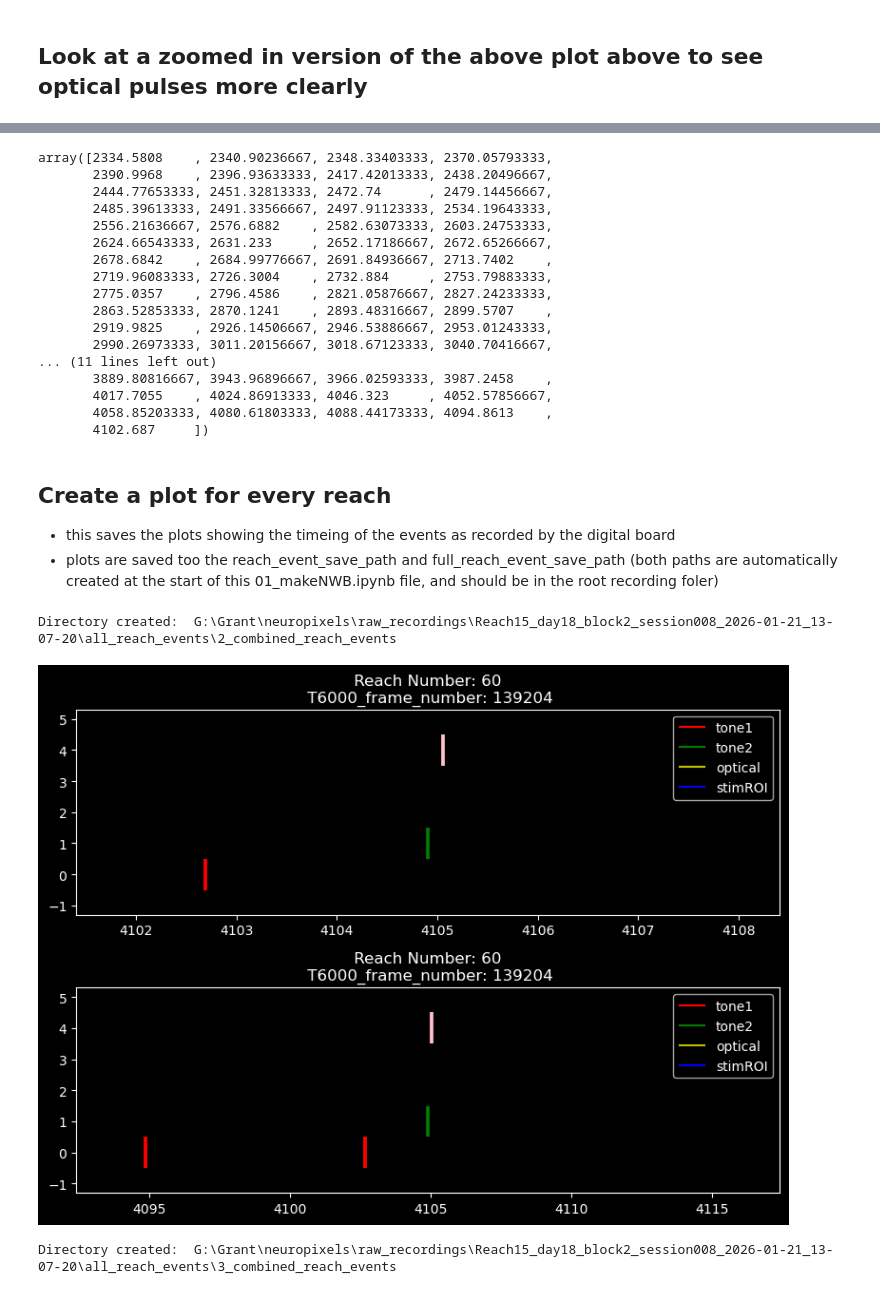
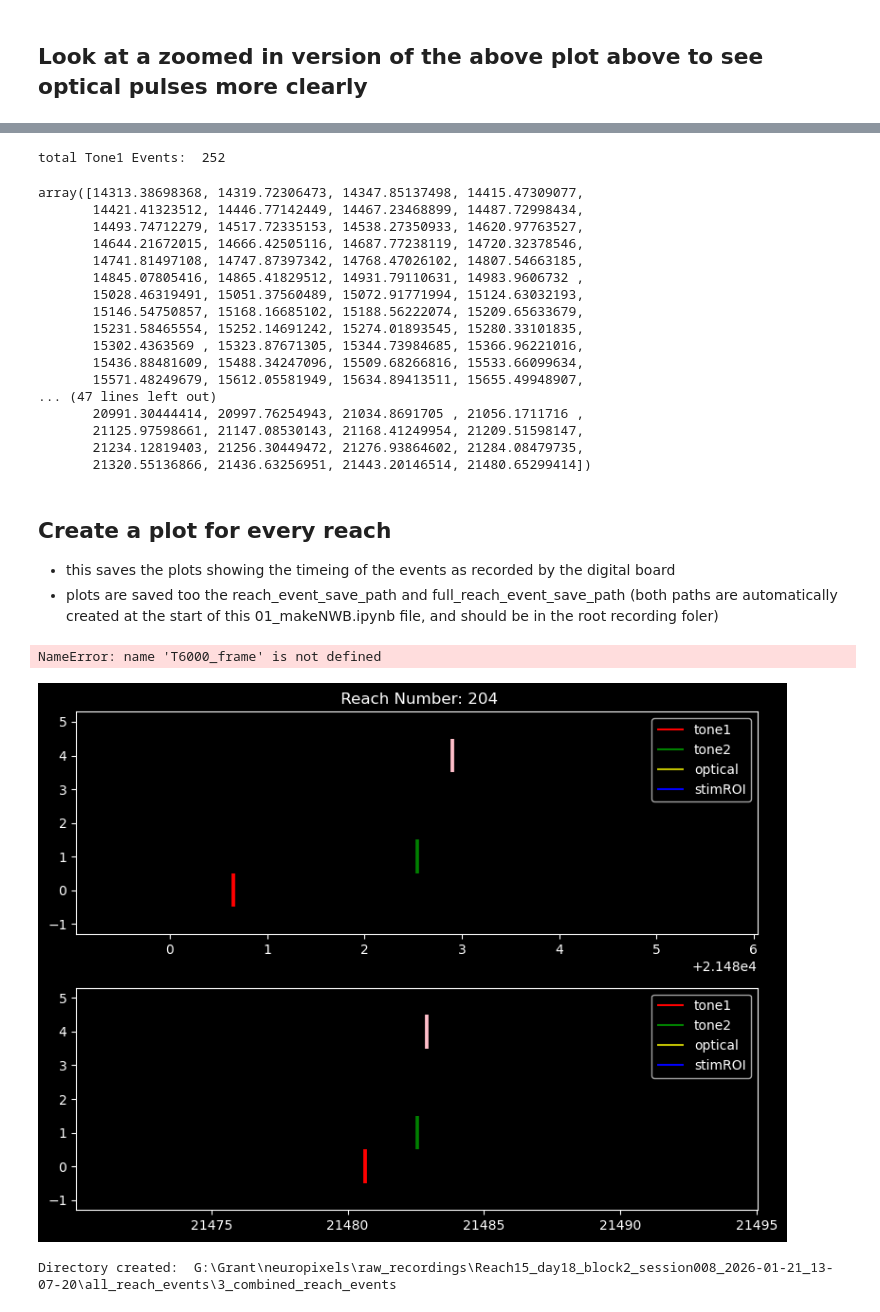
Before and after one commit to granthughes1999/NWB_and_Reaching_analysis, a Jupyter notebook: mice/Reach15/analyze_data/01_event_plots_makeNWB.ipynb, the cells around one changed output, grey strips where cells are left out. Cells and saved outputs as stored; diff of their text form; code cells hidden in the pictures.

```diff
--- a/mice/Reach15/analyze_data/01_event_plots_makeNWB.ipynb
+++ b/mice/Reach15/analyze_data/01_event_plots_makeNWB.ipynb
@@ -132,20 +132,21 @@ BEHAVIORAL_FOLDER loaded: grant_reach15_swingDoor-christie
 - simply uncomment the session you want to analyze
 # %%
 # Change these for the specific session you want to analyze
-NP_FILE = NP_FILE
-DATE = DATE
-SESSION = SESSION
 
+session_to_analyze = 2
 
-# Change these for the specific session you want to analyze
-# NP_FILE = NP_FILE_01
-# DATE = DATE_01
-# SESSION = SESSION_01
-
-# Change these for the specific session you want to analyze
-# NP_FILE = NP_FILE_02
-# DATE = DATE_02
-# SESSION = SESSION_02
+if session_to_analyze == 1:
+    NP_FILE = NP_FILE
+    DATE = DATE
+    SESSION = SESSION
+if session_to_analyze == 2:
+    NP_FILE = NP_FILE_01
+    DATE = DATE_01
+    SESSION = SESSION_01
+if session_to_analyze == 3:
+    NP_FILE = NP_FILE_02
+    DATE = DATE_02
+    SESSION = SESSION_02
 
 
 print(f'NP_FILE: {NP_FILE}')
@@ -159,13 +160,13 @@ SESSION: session008
 BEHAVIORAL_FOLDER: grant_reach15_swingDoor-christie
 # %%
 # Construct the recording folder path
-root_recording_folder = fr"G:\Grant\neuropixels\raw_recordings\{NP_FILE}"  # Replace with actual root path
+root_recording_folder = fr"G:\Grant\neuropixels\kilosort_recordings\{NP_FILE}"  # Replace with actual root path
 recording_folder = os.path.join(root_recording_folder, "Record Node 103", "experiment1", "recording1", "continuous")
 
 #root_behavior_path = fr"G:\Grant\neuropixels\behavioral_recordings\{BEHAVIORAL_FOLDER}"
 # Example values (replace as needed)A
 root_behavior_path = fr"G:\Grant\behavior_data\DLC_net\{BEHAVIORAL_FOLDER}"
-behavioral_folder = os.path.join(root_behavior_path, DATE, SESSION)
+behavioral_folder = os.path.join(root_behavior_path, DATE ,SESSION)
 print(f'behavioral_folder: {behavioral_folder}')
 # Check if the recording folder exists
 if not os.path.exists(recording_folder):
@@ -1404,23 +1758,25 @@ plt.show()
 # %%
+print('total Tone1 Events: ', len(tone1_timestamps))
 tone1_timestamps
 # %% [output]
-array([2334.5808    , 2340.90236667, 2348.33403333, 2370.05793333,
-       2390.9968    , 2396.93633333, 2417.42013333, 2438.20496667,
-       2444.77653333, 2451.32813333, 2472.74      , 2479.14456667,
-       2485.39613333, 2491.33566667, 2497.91123333, 2534.19643333,
-       2556.21636667, 2576.6882    , 2582.63073333, 2603.24753333,
-       2624.66543333, 2631.233     , 2652.17186667, 2672.65266667,
-       2678.6842    , 2684.99776667, 2691.84936667, 2713.7402    ,
-       2719.96083333, 2726.3004    , 2732.884     , 2753.79883333,
-       2775.0357    , 2796.4586    , 2821.05876667, 2827.24233333,
-       2863.52853333, 2870.1241    , 2893.48316667, 2899.5707    ,
-       2919.9825    , 2926.14506667, 2946.53886667, 2953.01243333,
-       2990.26973333, 3011.20156667, 3018.67123333, 3040.70416667,
-... (11 lines left out)
-       3889.80816667, 3943.96896667, 3966.02593333, 3987.2458    ,
-       4017.7055    , 4024.86913333, 4046.323     , 4052.57856667,
-       4058.85203333, 4080.61803333, 4088.44173333, 4094.8613    ,
-       4102.687     ])
+total Tone1 Events:  252
+array([14313.38698368, 14319.72306473, 14347.85137498, 14415.47309077,
+       14421.41323512, 14446.77142449, 14467.23468899, 14487.72998434,
+       14493.74712279, 14517.72335153, 14538.27350933, 14620.97763527,
+       14644.21672015, 14666.42505116, 14687.77238119, 14720.32378546,
+       14741.81497108, 14747.87397342, 14768.47026102, 14807.54663185,
+       14845.07805416, 14865.41829512, 14931.79110631, 14983.9606732 ,
+       15028.46319491, 15051.37560489, 15072.91771994, 15124.63032193,
+       15146.54750857, 15168.16685102, 15188.56222074, 15209.65633679,
+       15231.58465554, 15252.14691242, 15274.01893545, 15280.33101835,
+       15302.4363569 , 15323.87671305, 15344.73984685, 15366.96221016,
+       15436.88481609, 15488.34247096, 15509.68266816, 15533.66099634,
+       15571.48249679, 15612.05581949, 15634.89413511, 15655.49948907,
+... (47 lines left out)
+       20991.30444414, 20997.76254943, 21034.8691705 , 21056.1711716 ,
+       21125.97598661, 21147.08530143, 21168.41249954, 21209.51598147,
+       21234.12819403, 21256.30449472, 21276.93864602, 21284.08479735,
+       21320.55136866, 21436.63256951, 21443.20146514, 21480.65299414])
 # %% [markdown]
 ## Create a plot for every reach
 - this saves the plots showing the timeing of the events as recorded by the digital board
@@ -1429,38 +1785,41 @@ array([2334.5808    , 2340.90236667, 2348.33403333, 2370.05793333,
 import pandas as pd
 df = pd.DataFrame(T6000_frame)
 # df.to_csv (T6000_frame_path, index = None, header=True)
+# %% [output]
+NameError: name 'T6000_frame' is not defined
 # %%
 reach_event_save_path_02 = reach_event_save_path + '\\2_combined_reach_events'
 
 if reach_event_save_path_02+f'\\reach_1.png' in glob.glob(reach_event_save_path_02+f'\\reach_*.png'):
     print('Files / plots already exist')
     print('either delete the plots or change the save path')
 
 else:
     if not os.path.exists(reach_event_save_path_02):
         os.makedirs(reach_event_save_path_02)
         print('Directory created: ', reach_event_save_path_02)
 
     fig, axs = plt.subplots(nrows=2,ncols=1, figsize=(8,6))
 
     for i in range(len(tone2_timestamps)):
 
         axs[0].eventplot([tone1_timestamps,tone2_timestamps, stimROI_timestamps, optical_timestamps,reachInit_stimROI_timestamps], orientation='horizontal', colors=['r','g','y','b','pink'])
         axs[0].set_xlim(tone2_timestamps[i]-3.5, tone2_timestamps[i]+3.5)
         axs[0].legend(['tone1','tone2', 'optical','stimROI'])
-        axs[0].set_title(f' Reach Number: {i+1} \n T6000_frame_number: {T6000_frame[i]}')
+        # axs[0].set_title(f' Reach Number: {i+1} \n T6000_frame_number: {T6000_frame[i]}')
+        axs[0].set_title(f' Reach Number: {i+1}')
 
         axs[1].eventplot([tone1_timestamps,tone2_timestamps, stimROI_timestamps, optical_timestamps,reachInit_stimROI_timestamps], orientation='horizontal', colors=['r','g','y','b','pink'])
         axs[1].set_xlim(tone2_timestamps[i]-12.5, tone2_timestamps[i]+12.5)
         axs[1].legend(['tone1','tone2', 'optical','stimROI'])
-        axs[1].set_title(f' Reach Number: {i+1} \n T6000_frame_number: {T6000_frame[i]}')
+        # axs[1].set_title(f' Reach Number: {i+1} \n T6000_frame_number: {T6000_frame[i]}')
+        axs[0].set_title(f' Reach Number: {i+1}')
 
         plt.tight_layout()
 
         plt.savefig(reach_event_save_path_02+f'\\reach_{i}.png')
 # %% [output]
-Directory created:  G:\Grant\neuropixels\raw_recordings\Reach15_day18_block2_session008_2026-01-21_13-07-20\all_reach_events\2_combined_reach_events
-[figure, old version]
+[figure, new version]
 # %%
 reach_event_save_path_03 = reach_event_save_path + '\\3_combined_reach_events'
 
```
Also changed, not shown: parts of 61 cells of this notebook, 7 other files.
